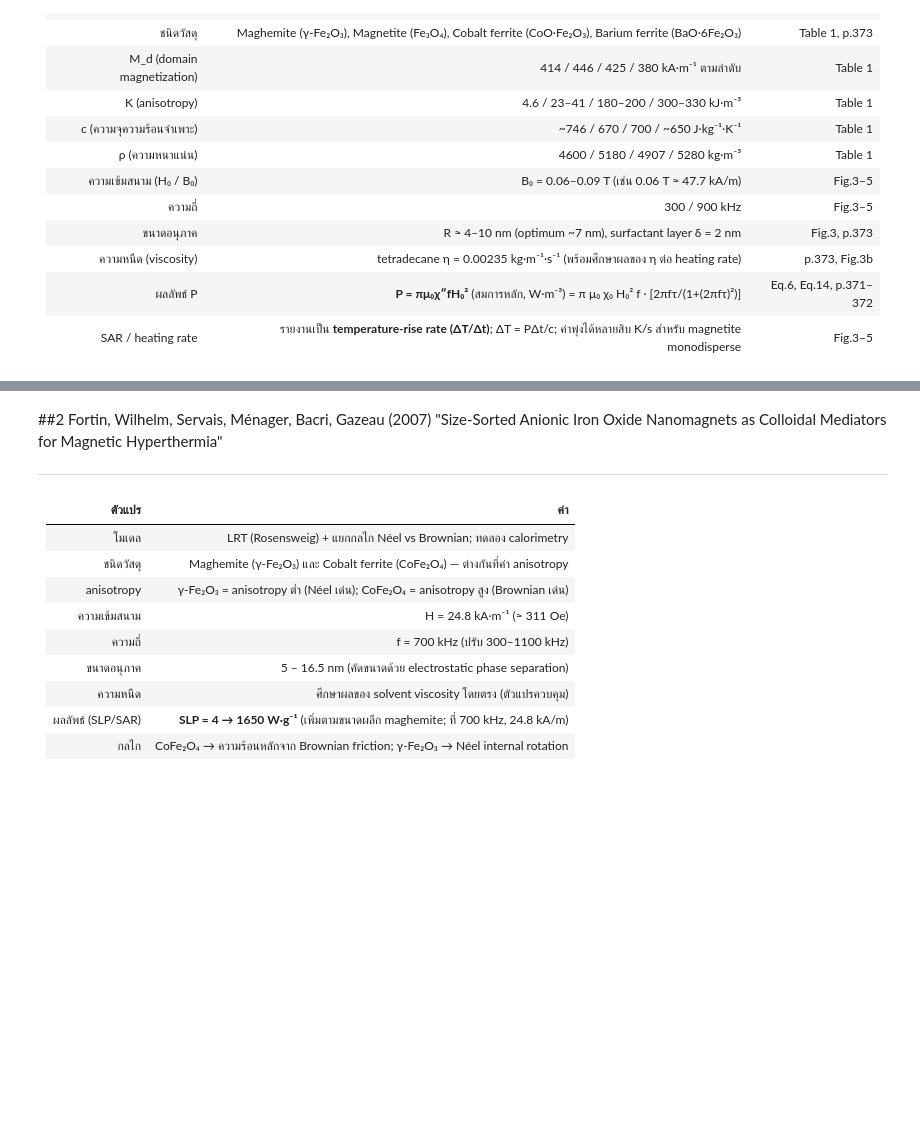
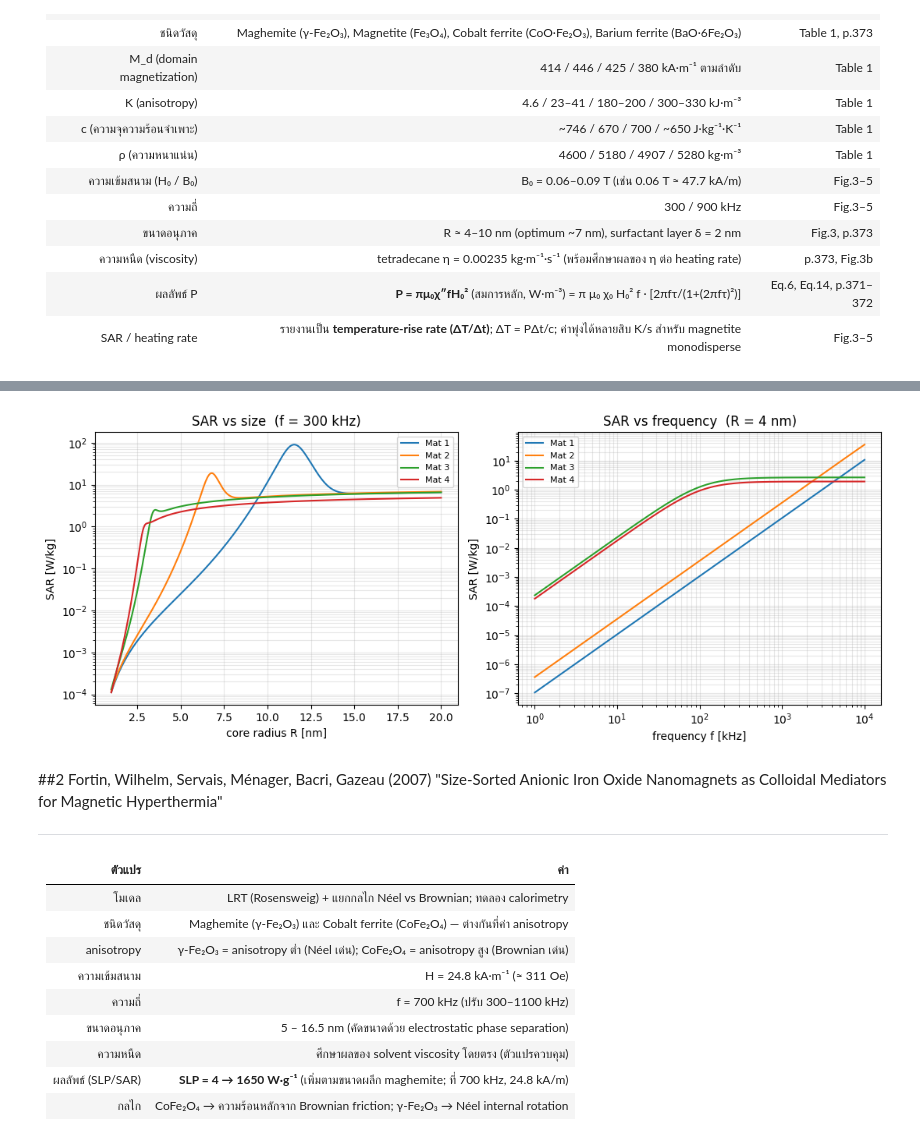
Before and after one commit to b00001/sciusproject-hyperthermia, a Jupyter notebook: between_27_31_July.ipynb, the cells around one changed output, grey strips where cells are left out. Cells and saved outputs as stored; diff of their text form; code cells hidden in the pictures; blank space fills up the shorter version.

```diff
--- a/between_27_31_July.ipynb
+++ b/between_27_31_July.ipynb
@@ -96,0 +54,80 @@ Heating rate: [9.57143300e-12 1.09965166e-11 1.01921413e-11 8.21851918e-12]
+# %%
+"""
+Magnetic hyperthermia — SAR ของอนุภาคนาโน 4 ชนิด (Rosensweig / LRT)
+ทุกอย่างเก็บเป็น numpy array แล้ว broadcast: ผลลัพธ์รูปร่าง (n_sweep, n_material)
+"""
+import numpy as np
+import matplotlib.pyplot as plt
+
+# ---------- ค่าคงที่ธรรมชาติ ----------
+kB   = 1.380649e-23        # [J/K]  Boltzmann
+mu0  = 4 * np.pi * 1e-7    # [H/m]  vacuum permeability
+tau0 = 1e-9                # [s]    attempt time (Neel)
+
+# ---------- สมบัติวัสดุ: แปลงเป็น SI ให้จบตรงนี้ที่เดียว ----------
+MATERIALS = ["Mat 1", "Mat 2", "Mat 3", "Mat 4"]
+Ms  = np.array([ 414,  446,  425,  380]) * 1e3     # kA·m⁻¹ -> A/m
+K   = np.array([ 4.6,   23,  180,  300]) * 1e3     # kJ·m⁻³ -> J/m³
+c   = np.array([ 746,  670,  700,  650], float)    # J·kg⁻¹·K⁻¹
+rho = np.array([4600, 5180, 4907, 5280], float)    # kg·m⁻³
+
+T     = 300.0       # [K]      อุณหภูมิ
+eta   = 2.35e-3     # [Pa·s]   ความหนืดตัวกลาง
+d     = 2e-9        # [m]      ความหนาชั้น surfactant
+B_app = 0.1e-3      # [T]      ขนาดสนามที่ป้อน
+H     = B_app / mu0 # [A/m]
+f0    = 300e3       # [Hz]     ความถี่อ้างอิง
+R0    = 4e-9        # [m]      รัศมีแกนแม่เหล็กอ้างอิง
+
+
+def heating(R, f, T=T, H=H, d=d, eta=eta):
+    omega = 2 * np.pi * f
+    V_M = (4/3) * np.pi * R**3            # ปริมาตรแกนแม่เหล็ก
+    V_H = (4/3) * np.pi * (R + d)**3      # ปริมาตร hydrodynamic
+
+    tau_B = 3 * eta * V_H / (kB * T)                  # Brownian
+    Gamma = K * V_M / (kB * T)                        # ค่าคงที่ anisotropy
+    with np.errstate(over='ignore'):                  # K·V ใหญ่ -> exp ล้น = ถูกบล็อกจริง
+        tau_N = (tau0 / 2) * np.exp(Gamma)            # Neel
+    tau = 1 / (1/tau_B + 1/tau_N)                     # effective (1/inf = 0 พอดี)
+
+    chi_0 = mu0 * Ms**2 * V_M / (3 * kB * T)          # static susceptibility
+    chi_2 = chi_0 * omega * tau / (1 + (omega*tau)**2)  # loss component χ''
+
+    P = mu0 * np.pi * chi_2 * f * H**2                # [W/m³]
+    return P, P / rho, P / (rho * c)                  # W/m³, W/kg, K/s
+
+
+# ---------- 1) ค่าที่จุดอ้างอิง ----------
+P, SAR, dTdt = heating(R0, f0)
+print(f"R = {R0*1e9:.0f} nm, f = {f0/1e3:.0f} kHz, B = {B_app*1e3:.2f} mT\n")
+print(f"{'material':<10}{'P [W/m^3]':>14}{'SAR [W/kg]':>14}{'dT/dt [K/s]':>14}")
+for name, p, s, dt in zip(MATERIALS, P, SAR, dTdt):
+    print(f"{name:<10}{p:>14.3e}{s:>14.3e}{dt:>14.3e}")
+
+# ---------- 2) กวาดค่าเก็บลง array ----------
+R_scan = np.linspace(1e-9, 20e-9, 400)[:, None]   # column -> ผลลัพธ์ (400, 4)
+f_scan = np.logspace(3, 7, 400)[:, None]          # 1 kHz .. 10 MHz
+
+SAR_vs_R = heating(R_scan, f0)[1]
+SAR_vs_f = heating(R0, f_scan)[1]
+
+# ---------- 3) พล็อต ----------
+fig, (ax1, ax2) = plt.subplots(1, 2, figsize=(11, 4.5))
+
+for i, name in enumerate(MATERIALS):
+    ax1.plot(R_scan[:, 0] * 1e9, SAR_vs_R[:, i], label=name)
+    ax2.plot(f_scan[:, 0] / 1e3, SAR_vs_f[:, i], label=name)
+
+ax1.set(xlabel="core radius R [nm]", ylabel="SAR [W/kg]",
+        yscale="log", title=f"SAR vs size  (f = {f0/1e3:.0f} kHz)")
+ax2.set(xlabel="frequency f [kHz]", ylabel="SAR [W/kg]",
+        xscale="log", yscale="log", title=f"SAR vs frequency  (R = {R0*1e9:.0f} nm)")
+
+for ax in (ax1, ax2):
+    ax.grid(alpha=0.3, which="both")
+    ax.legend(fontsize=8)
+
+fig.tight_layout()
+plt.show()
+# %% [output]
@@ -97,3 +141,4 @@ Heating rate: [9.57143300e-12 1.09965166e-11 1.01921413e-11 8.21851918e-12]
+[figure, added]
 # %% [markdown]
 ##2 Fortin, Wilhelm, Servais, Ménager, Bacri, Gazeau (2007)
 "Size-Sorted Anionic Iron Oxide Nanomagnets as Colloidal Mediators for Magnetic Hyperthermia"
```
Also changed, not shown: parts of 10 cells of this notebook.
